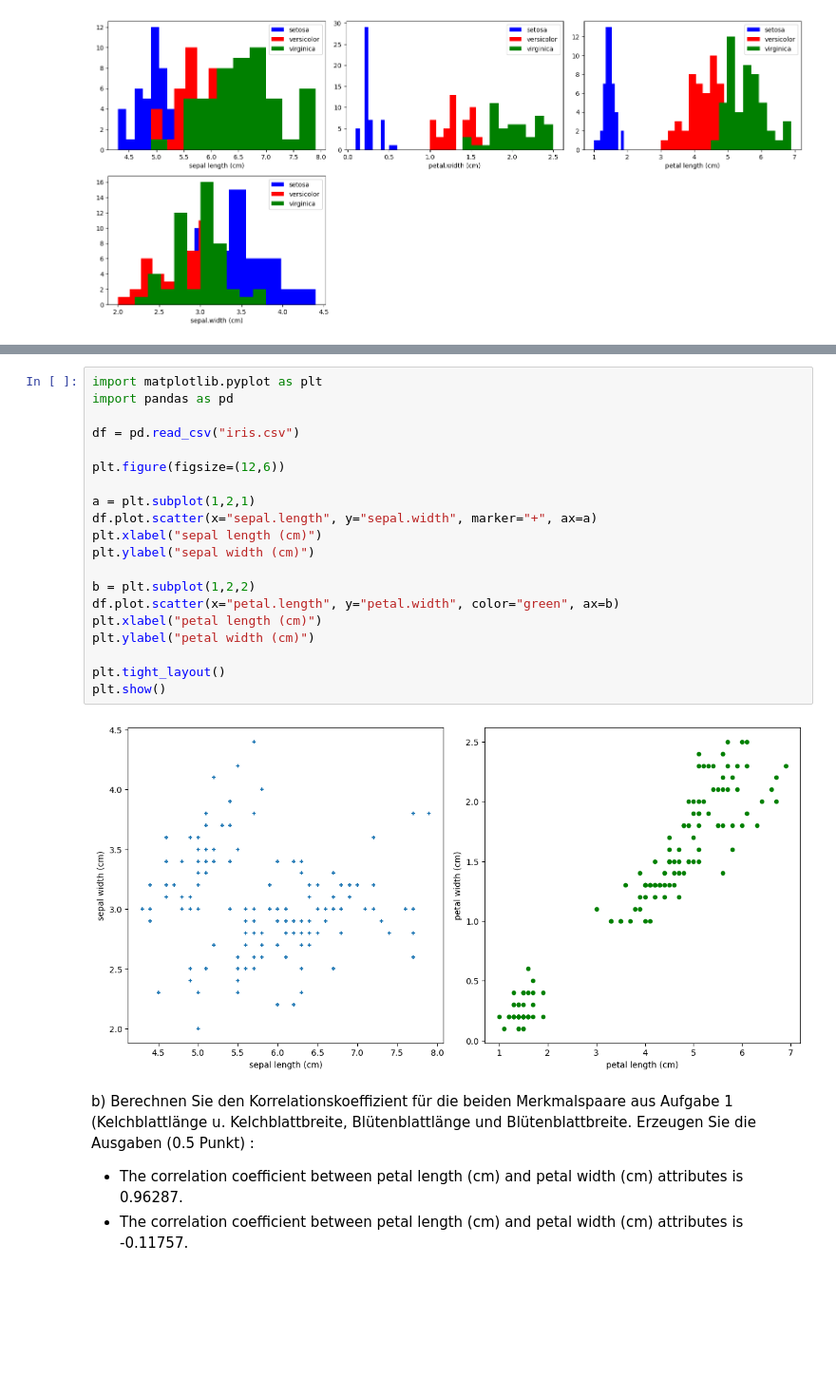
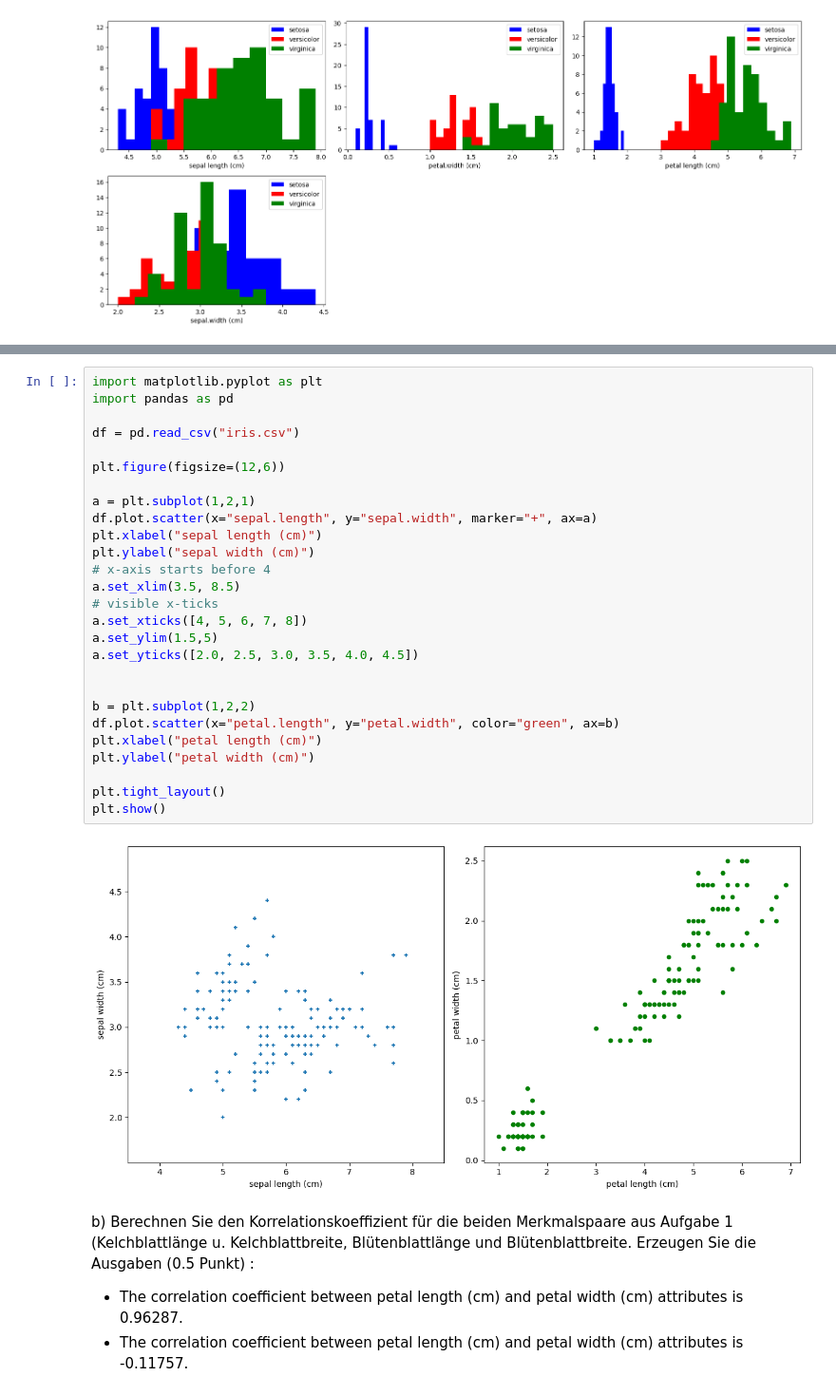
Before and after one commit to MuhammedKrz/DatenanalyseUndMLPraktika, a Jupyter notebook: Blatt 4/Praktikum4.ipynb, the cells around one changed output, grey strips where cells are left out. Shown at 95% size. Saved outputs shown, nothing was run; the diff lists cells and outputs as text; blank space fills up the shorter version.

```diff
--- a/Blatt 4/Praktikum4.ipynb
+++ b/Blatt 4/Praktikum4.ipynb
@@ -65,25 +65,32 @@ Abblidung sowie für Blütenblattlänge und Blütenblattbreite auch wie unten in
 # %%
 import matplotlib.pyplot as plt
 import pandas as pd
 
 df = pd.read_csv("iris.csv")
 
 plt.figure(figsize=(12,6))
 
 a = plt.subplot(1,2,1)
 df.plot.scatter(x="sepal.length", y="sepal.width", marker="+", ax=a)
 plt.xlabel("sepal length (cm)")
 plt.ylabel("sepal width (cm)")
+# x-axis starts before 4
+a.set_xlim(3.5, 8.5)
+# visible x-ticks
+a.set_xticks([4, 5, 6, 7, 8])
+a.set_ylim(1.5,5)
+a.set_yticks([2.0, 2.5, 3.0, 3.5, 4.0, 4.5])
+
 
 b = plt.subplot(1,2,2)
 df.plot.scatter(x="petal.length", y="petal.width", color="green", ax=b)
 plt.xlabel("petal length (cm)")
 plt.ylabel("petal width (cm)")
 
 plt.tight_layout()
 plt.show()
 # %% [output]
-[figure, old version]
+[figure, new version]
 # %% [markdown]
 b) Berechnen Sie den Korrelationskoeffizient für die beiden Merkmalspaare aus Aufgabe 1 (Kelchblattlänge u. Kelchblattbreite,
 Blütenblattlänge und Blütenblattbreite. Erzeugen Sie die Ausgaben (0.5 Punkt) :
```
